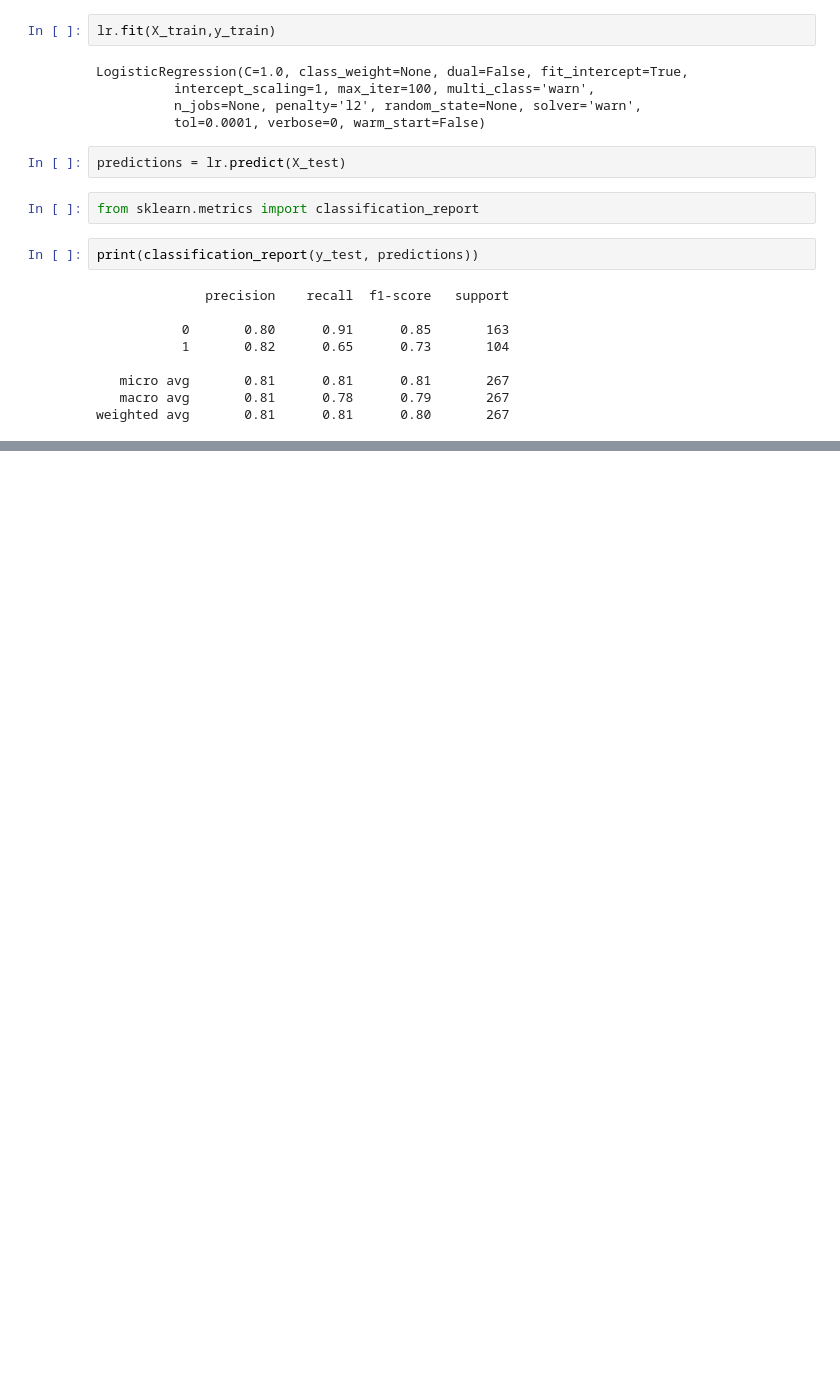
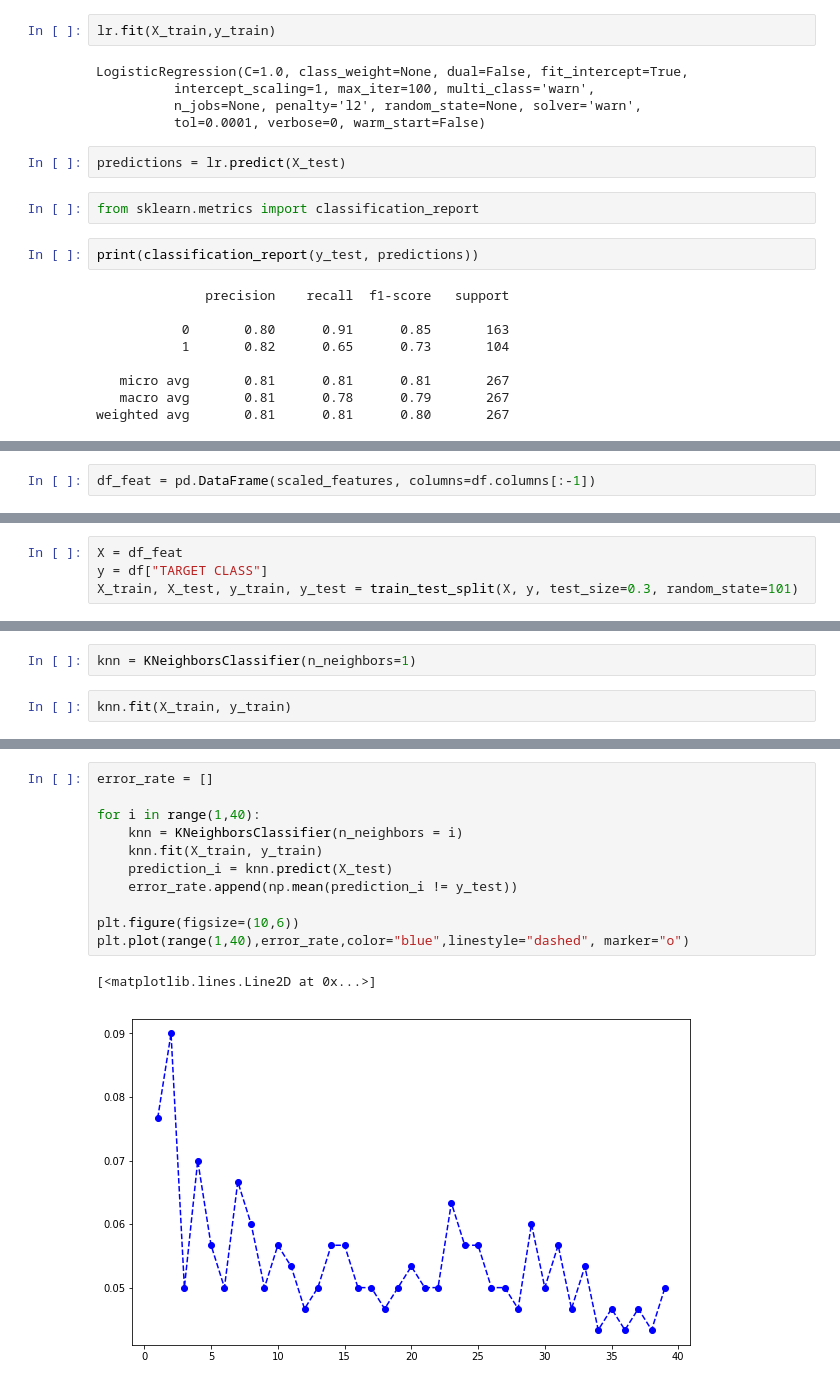
Before and after one commit to MrWormHole/DataScience101, a Jupyter notebook: Machine Learning/MachineLearning101.ipynb, the cells around one changed output, grey strips where cells are left out. Saved outputs shown, nothing was run; the diff lists cells and outputs as text; blank space fills up the shorter version.

Commit message:
KNN and Random Forests

```diff
--- a/Machine Learning/MachineLearning101.ipynb
+++ b/Machine Learning/MachineLearning101.ipynb
@@ -244,0 +291,2 @@ weighted avg       0.81      0.81      0.80       267
+# %%
+df_feat = pd.DataFrame(scaled_features, columns=df.columns[:-1])
@@ -244,0 +304,4 @@ weighted avg       0.81      0.81      0.80       267
+# %%
+X = df_feat
+y = df["TARGET CLASS"]
+X_train, X_test, y_train, y_test = train_test_split(X, y, test_size=0.3, random_state=101)
@@ -244,0 +310,4 @@ weighted avg       0.81      0.81      0.80       267
+# %%
+knn = KNeighborsClassifier(n_neighbors=1)
+# %%
+knn.fit(X_train, y_train)
@@ -244,0 +353,14 @@ weighted avg       0.81      0.81      0.80       267
+# %%
+error_rate = []
+
+for i in range(1,40):
+    knn = KNeighborsClassifier(n_neighbors = i)
+    knn.fit(X_train, y_train)
+    prediction_i = knn.predict(X_test)
+    error_rate.append(np.mean(prediction_i != y_test))
+
+plt.figure(figsize=(10,6))
+plt.plot(range(1,40),error_rate,color="blue",linestyle="dashed", marker="o")
+# %% [output]
+[<matplotlib.lines.Line2D at 0x...>]
+[figure, added]
```
Also changed, not shown: parts of 31 cells of this notebook, 2 other files.
